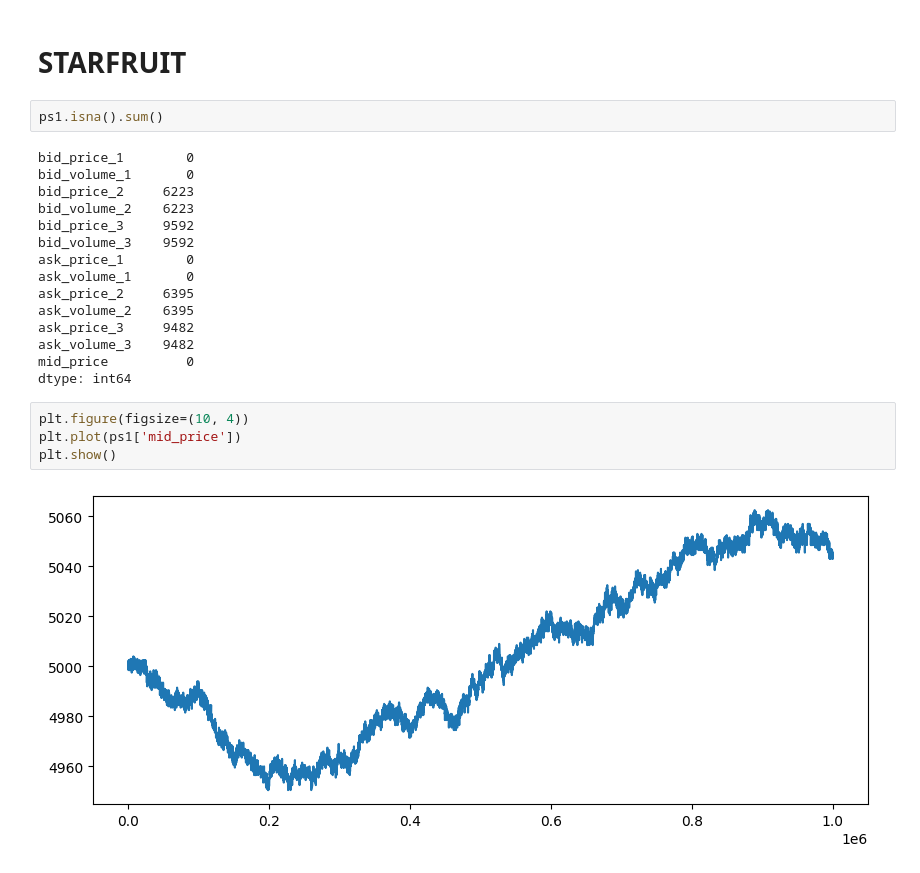
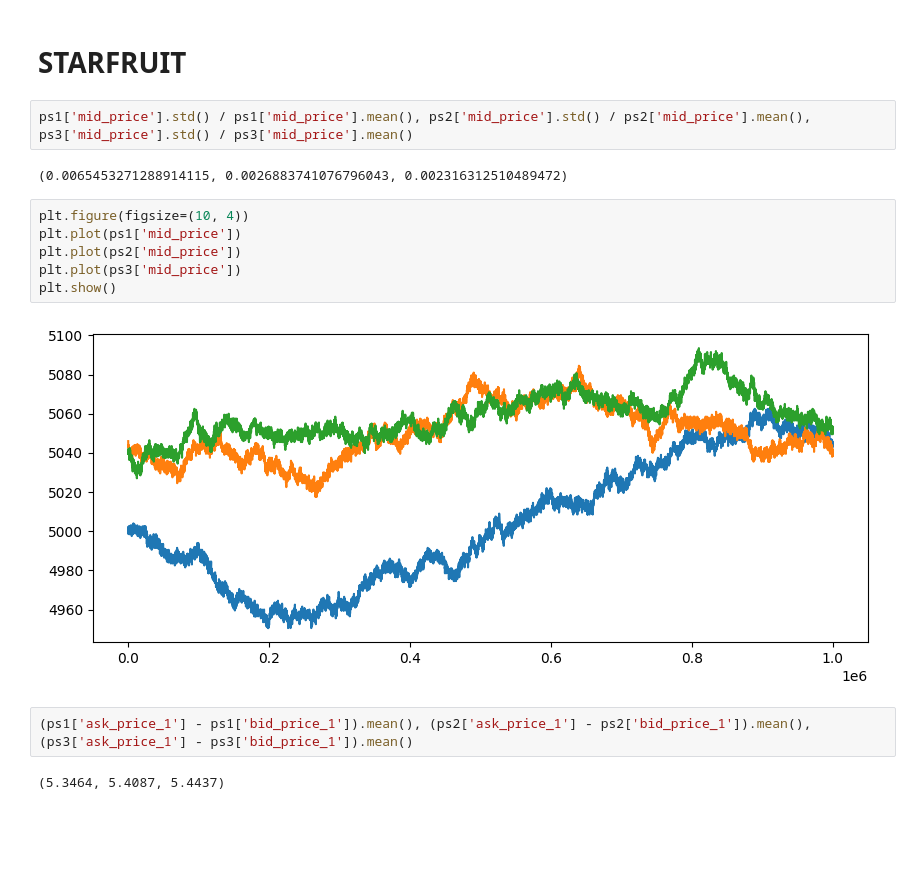
Before and after one commit to aemilani/imc-prosperity-2, a Jupyter notebook: round_1.ipynb, the cells around one changed output. Cells and saved outputs as stored; diff of their text form; blank space fills up the shorter version.

```diff
--- a/round_1.ipynb
+++ b/round_1.ipynb
@@ -162,26 +149,19 @@ plt.show()
 [figure]
 # %% [markdown]
 # STARFRUIT
-# %%
-ps1.isna().sum()
-# %% [output]
-bid_price_1        0
-bid_volume_1       0
-bid_price_2     6223
-bid_volume_2    6223
-bid_price_3     9592
-bid_volume_3    9592
-ask_price_1        0
-ask_volume_1       0
-ask_price_2     6395
-ask_volume_2    6395
-ask_price_3     9482
-ask_volume_3    9482
-mid_price          0
-dtype: int64
+# %%
+ps1['mid_price'].std() / ps1['mid_price'].mean(), ps2['mid_price'].std() / ps2['mid_price'].mean(), ps3['mid_price'].std() / ps3['mid_price'].mean()
+# %% [output]
+(0.0065453271288914115, 0.0026883741076796043, 0.002316312510489472)
 # %%
 plt.figure(figsize=(10, 4))
 plt.plot(ps1['mid_price'])
+plt.plot(ps2['mid_price'])
+plt.plot(ps3['mid_price'])
 plt.show()
 # %% [output]
-[figure, old version]
+[figure, new version]
+# %%
+(ps1['ask_price_1'] - ps1['bid_price_1']).mean(), (ps2['ask_price_1'] - ps2['bid_price_1']).mean(), (ps3['ask_price_1'] - ps3['bid_price_1']).mean()
+# %% [output]
+(5.3464, 5.4087, 5.4437)
```
Also changed, not shown: parts of 3 cells of this notebook, 1 other file.
